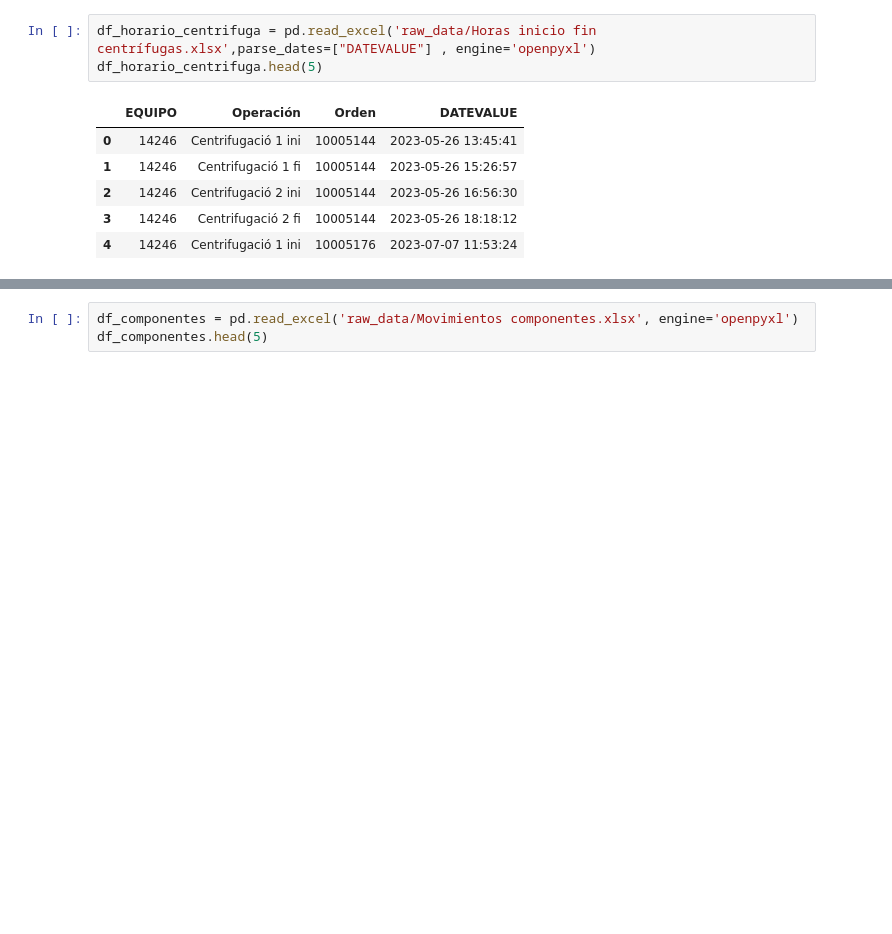
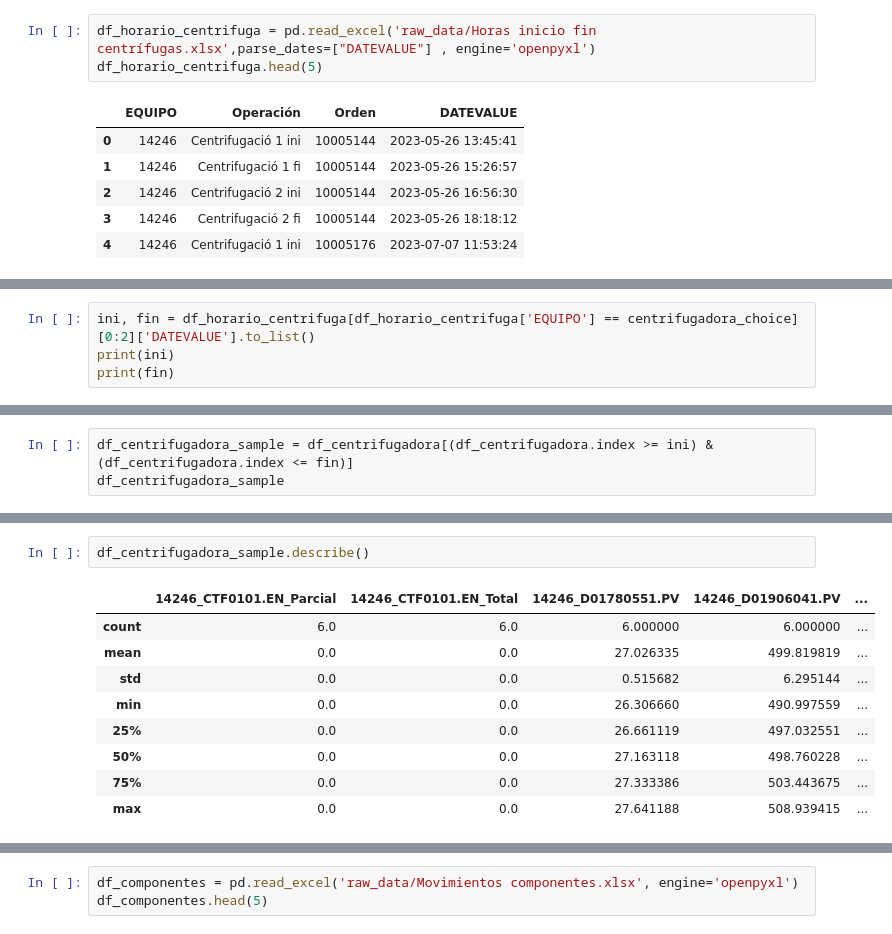
Before and after one commit to nikodyulger/datathon-los-forajidos, a Jupyter notebook: exploracion.ipynb, the cells around one changed output, grey strips where cells are left out. Drawn from its saved outputs; the diff is of its cells as text; blank space fills up the shorter version.

```diff
--- a/exploracion.ipynb
+++ b/exploracion.ipynb
@@ -1241,0 +1308,4 @@ dtype: object
+# %%
+ini, fin = df_horario_centrifuga[df_horario_centrifuga['EQUIPO'] == centrifugadora_choice][0:2]['DATEVALUE'].to_list()
+print(ini)
+print(fin)
@@ -1241,0 +1340,3 @@ dtype: object
+# %%
+df_centrifugadora_sample = df_centrifugadora[(df_centrifugadora.index >= ini) & (df_centrifugadora.index <= fin)]
+df_centrifugadora_sample
@@ -1241,0 +1352,12 @@ dtype: object
+# %%
+df_centrifugadora_sample.describe()
+# %% [output]
+|  | 14246_CTF0101.EN_Parcial | 14246_CTF0101.EN_Total | 14246_D01780551.PV | 14246_D01906041.PV | ... |
+| count | 6.0 | 6.0 | 6.000000 | 6.000000 | ... |
+| mean | 0.0 | 0.0 | 27.026335 | 499.819819 | ... |
+| std | 0.0 | 0.0 | 0.515682 | 6.295144 | ... |
+| min | 0.0 | 0.0 | 26.306660 | 490.997559 | ... |
+| 25% | 0.0 | 0.0 | 26.661119 | 497.032551 | ... |
+| 50% | 0.0 | 0.0 | 27.163118 | 498.760228 | ... |
+| 75% | 0.0 | 0.0 | 27.333386 | 503.443675 | ... |
+| max | 0.0 | 0.0 | 27.641188 | 508.939415 | ... |
```
Also changed, not shown: parts of 19 cells of this notebook.
